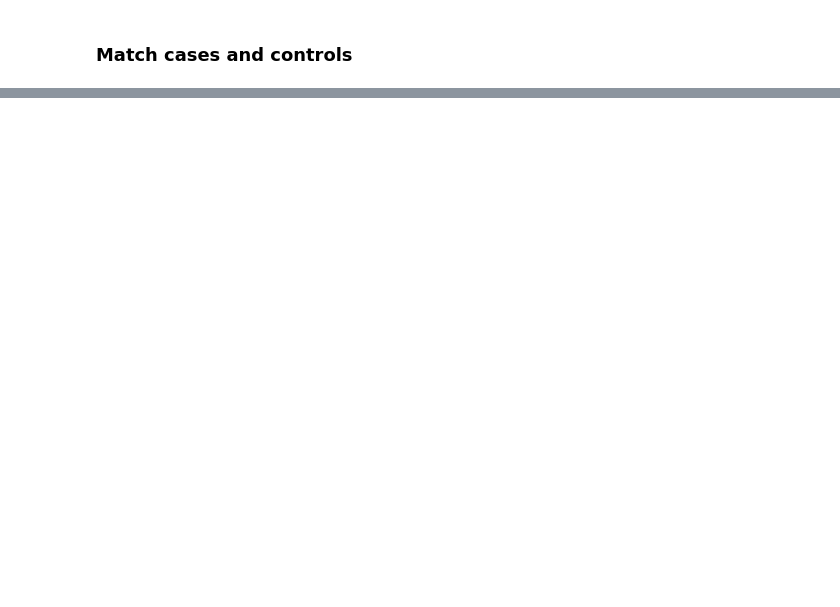
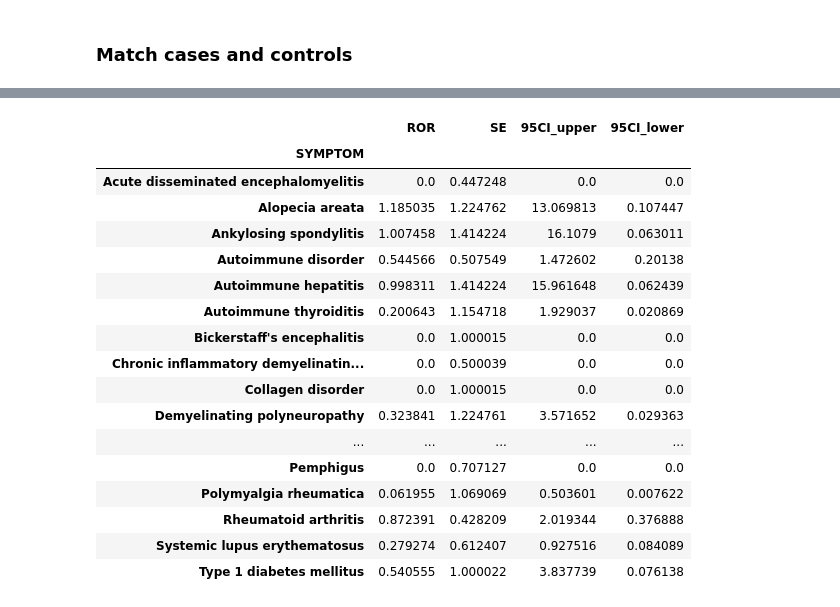
Before and after one commit to chrisvoncsefalvay/covid-19-autoimmune-aefis, a Jupyter notebook: src/Reporting case control study of COVID-19 vaccine AEFIs.ipynb, the cells around one changed output, grey strips where cells are left out. Saved outputs shown, nothing was run; the diff lists cells and outputs as text; code cells hidden in the pictures; blank space fills up the shorter version.

Commit message:
Finished workflow, now expanding to whole-set data.

```diff
--- a/src/Reporting case control study of COVID-19 vaccine AEFIs.ipynb
+++ b/src/Reporting case control study of COVID-19 vaccine AEFIs.ipynb
@@ -179,0 +225,42 @@ categorical_results
+# %%
+matched_up_symptoms = pd.DataFrame(m.matched_data.VAERS_ID).merge(vax, how="inner").merge(symptoms.dropna(), how="inner").drop_duplicates()
+# %%
+p_normals = r".*negative$|.*\snormal$|.*(scopy|graphy|gram|metry|opsy)$|.*(count|percentage|level|test|assay|culture|X-ray|imaging|gradient|band(s)?|index|surface area|gas|scale|antibod(y|ies)|urine absent|Carotid pulse|partial pressure|time|P(C)?O2)$|Oxygen saturation$|End-tidal.*"
+p_tests = r".*(ase|ose|ine|enzyme|in|ine|ines|ium|ol|ole|ate|lytes|ogen|gases|oids|ide|one|an|copper|iron)$|.*(level therapeutic)$|.*(globulin)\s.{1,2}$|Barium (swallow|enema)"
+p_procedures = r".*(plasty|insertion|tomy|ery|puncture|therapy|treatment|tripsy|operation|repair|procedure|bypass|insertion|removal|graft|closure|implant|lavage|support|transplant|match|bridement|application|ablation)$|Incisional drainage$|.* stimulation$|Immunisation$"
+p_normal_procedures = r"(Biopsy|pH|.* examination|X-ray|.* pulse|Blood|Electro(.*)gram|.* test(s)?|Echo(.*)gram|.*(scopy)|Cardiac (imaging|monitoring|ventriculogram)|Chromosomal|Carbohydrate antigen|Cell marker|.* examination|Computerised tomogram|Culture|.* evoked potential(s)?|Cytology|Doppler)(?!.*(abnormal|increased|decreased|depression|elevation|present|absent))"
+p_managements = r"(Catheter|Device\).*|.* care$|.* user$|Cardiac pacemaker .*"
+p_other_irrelevants = r"Blood group.*|Blood don(or|ation)$|Drug (abuse(r)?|dependence|screen).*|Elderly|Non-tobacco user|No adverse event"
+p_covid_related = r".*COVID-19(prophylaxis|immunisation|screening)|Asymptomatic COVID-19"
+
+p = re.compile("|".join([p_normals, p_tests, p_procedures, p_normal_procedures, p_other_irrelevants, p_covid_related]))
+# %%
+xt_by_symptom = pd.DataFrame(pd.crosstab(index=matched_up_symptoms.IS_COVID_VACCINE, columns=matched_up_symptoms.SYMPTOM))
+columns_to_keep = [x for x in list(xt_by_symptom.columns) if not p.match(x)]
+xt_by_symptom = xt_by_symptom[columns_to_keep]
+# %%
+odds_ratios_by_symptom = pd.DataFrame(columns=xt_by_symptom.columns,
+                                      index=xt_by_symptom.index)
+
+symptom_sums = xt_by_symptom.sum(axis=0)
+vax_sums = xt_by_symptom.sum(axis=1)[True]
+xt_by_symptom_total = xt_by_symptom.sum().sum()
+
+symptom_iterator = tqdm(xt_by_symptom.columns)
+
+res = pd.DataFrame(index = xt_by_symptom.columns, columns = ("ROR", "SE", "95CI_upper", "95CI_lower"))
+
+for symptom in symptom_iterator:
+    symptom_iterator.set_description(f"Processing: {symptom}")
+    a = xt_by_symptom.loc[True, symptom]
+    b = vax_sums - a
+    c = xt_by_symptom.loc[False, symptom]
+    d = xt_by_symptom_total - (a + c + d)
+
+    OR = (a * d) / (c * b) if c * b > 0 else np.nan
+    SE = np.sqrt((1/a if a > 0 else 0) + (1/b if b > 0 else 0) + (1/c if c > 0 else 0) + (1/d if d > 0 else 0))
+
+    res.loc[symptom, "ROR"] = OR
+    res.loc[symptom, "SE"] = SE
+    res.loc[symptom, "95CI_upper"] = np.e ** (np.log(OR) + 1.96 * SE)
+    res.loc[symptom, "95CI_lower"] = np.e ** (np.log(OR) - 1.96 * SE)
@@ -179,0 +480,21 @@ categorical_results
+# %%
+res.loc[[x for x in res.index if x in autoimmune_conditions],:].dropna()
+# %% [output]
+|  | ROR | SE | 95CI_upper | 95CI_lower |
+| SYMPTOM |  |  |  |  |
+| Acute disseminated encephalomyelitis | 0.0 | 0.447248 | 0.0 | 0.0 |
+| Alopecia areata | 1.185035 | 1.224762 | 13.069813 | 0.107447 |
+| Ankylosing spondylitis | 1.007458 | 1.414224 | 16.1079 | 0.063011 |
+| Autoimmune disorder | 0.544566 | 0.507549 | 1.472602 | 0.20138 |
+| Autoimmune hepatitis | 0.998311 | 1.414224 | 15.961648 | 0.062439 |
+| Autoimmune thyroiditis | 0.200643 | 1.154718 | 1.929037 | 0.020869 |
+| Bickerstaff's encephalitis | 0.0 | 1.000015 | 0.0 | 0.0 |
+| Chronic inflammatory demyelinatin... | 0.0 | 0.500039 | 0.0 | 0.0 |
+| Collagen disorder | 0.0 | 1.000015 | 0.0 | 0.0 |
+| Demyelinating polyneuropathy | 0.323841 | 1.224761 | 3.571652 | 0.029363 |
+| ... | ... | ... | ... | ... |
+| Pemphigus | 0.0 | 0.707127 | 0.0 | 0.0 |
+| Polymyalgia rheumatica | 0.061955 | 1.069069 | 0.503601 | 0.007622 |
+| Rheumatoid arthritis | 0.872391 | 0.428209 | 2.019344 | 0.376888 |
+| Systemic lupus erythematosus | 0.279274 | 0.612407 | 0.927516 | 0.084089 |
+| Type 1 diabetes mellitus | 0.540555 | 1.000022 | 3.837739 | 0.076138 |
```
Also changed, not shown: parts of 17 cells of this notebook.
